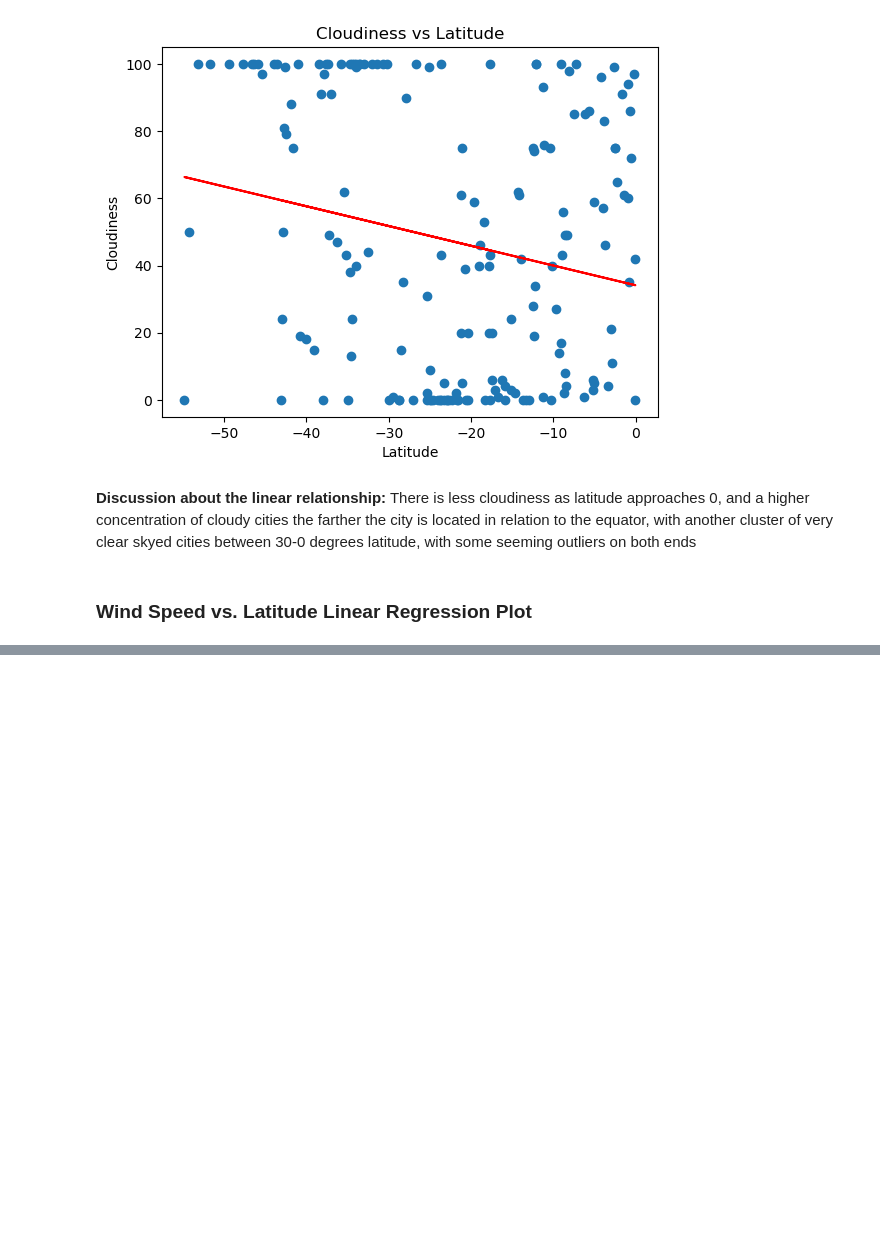
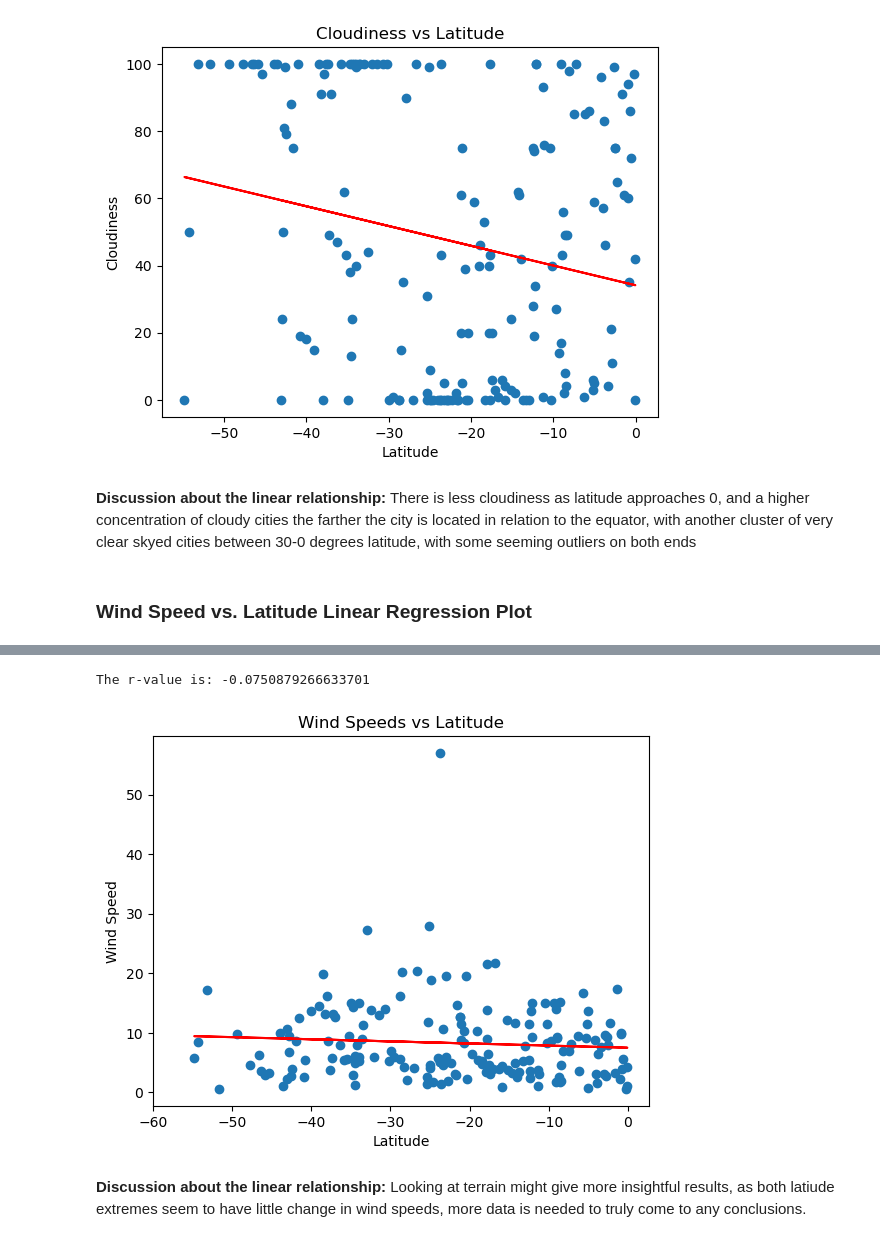
Before and after one commit to LittleAnimal667/python-api-challenge, a Jupyter notebook: WeatherPy/WeatherPy.ipynb, the cells around one changed output, grey strips where cells are left out. Drawn from its saved outputs; the diff is of its cells as text; code cells hidden in the pictures; blank space fills up the shorter version.

```diff
--- a/WeatherPy/WeatherPy.ipynb
+++ b/WeatherPy/WeatherPy.ipynb
@@ -427,0 +433,21 @@ The r-value is: 0.062239040700515696
+# %%
+# Southern Hemisphere
+x_values = south_hem['Lat']
+y_values = south_hem['Wind Speed']
+(slope, intercept, rvalue, pvalue, stderr) = linregress(x_values, y_values)
+regress_values = x_values * slope + intercept
+line_eq = "y = " + str(round(slope,2)) + "x + " + str(round(intercept,2))
+
+plt.title('Wind Speeds vs Latitude')
+plt.scatter(x_values,y_values)
+plt.plot(x_values,regress_values,"r-")
+plt.xlabel('Latitude')
+plt.ylabel('Wind Speed')
+plt.xticks([0,-10,-20,-30,-40,-50,-60], rotation=0)
+print(f"The r-value is: {rvalue}")
+plt.show()
+# %% [output]
+The r-value is: -0.0750879266633701
+[figure, added]
+# %% [markdown]
+**Discussion about the linear relationship:** Looking at terrain might give more insightful results, as both latiude extremes seem to have little change in wind speeds, more data is needed to truly come to any conclusions.
```
Also changed, not shown: parts of 4 cells of this notebook.
